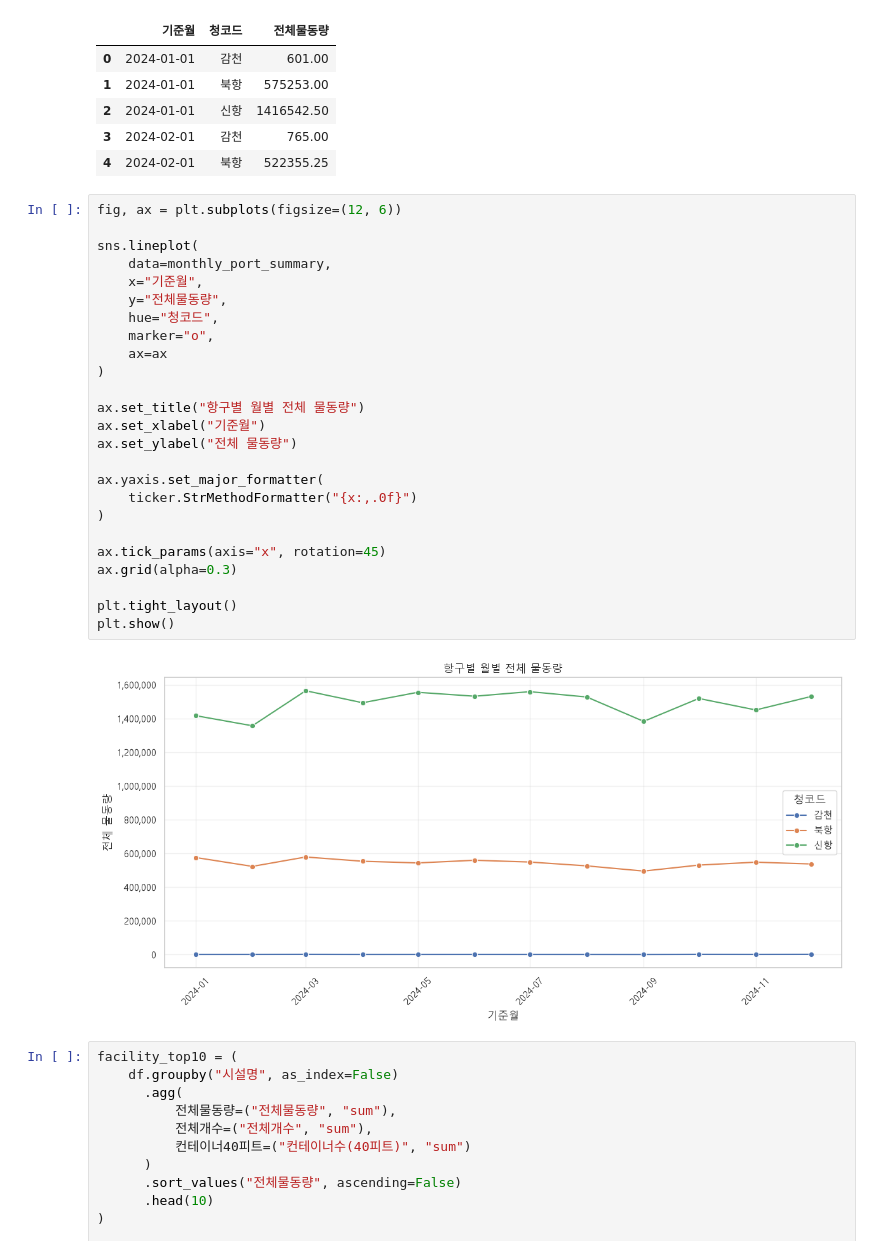
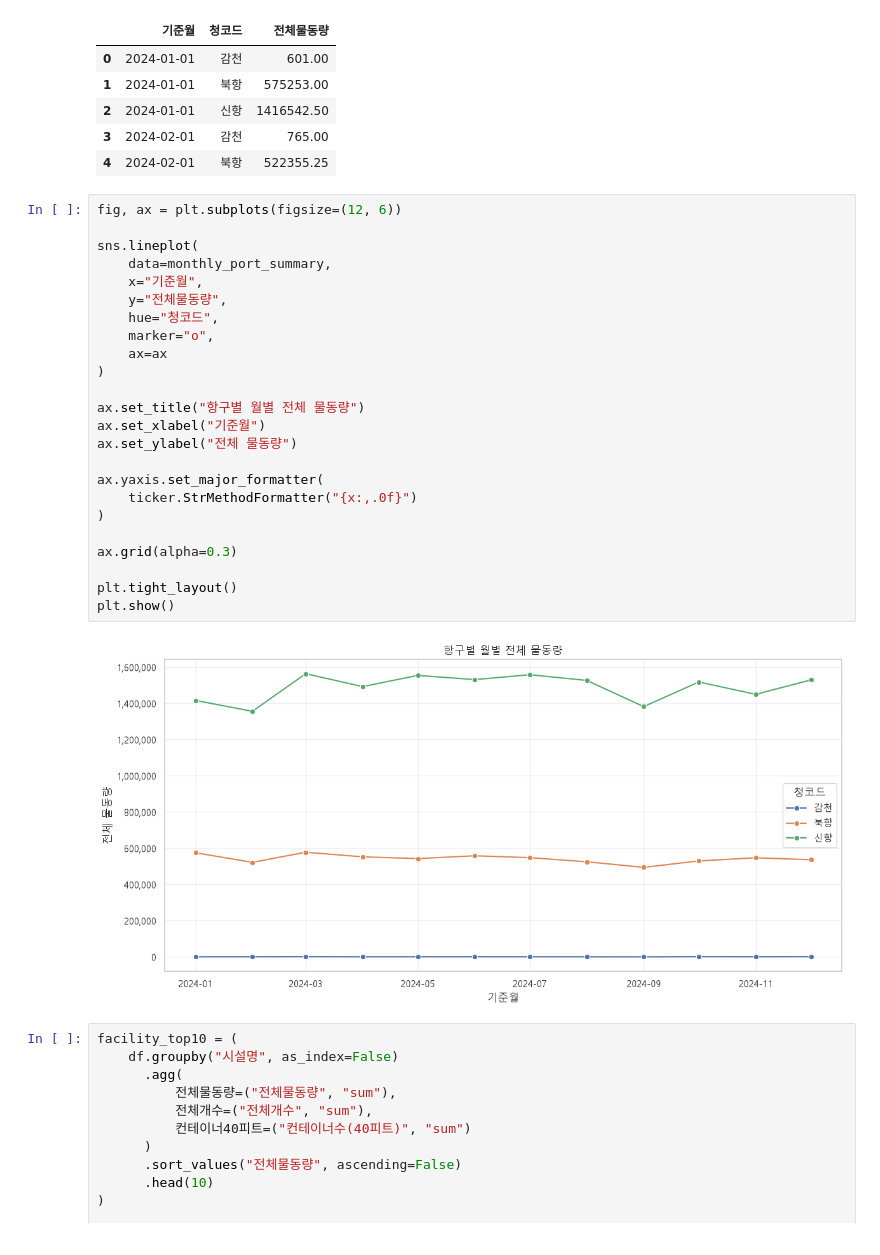
Before and after one commit to oakjasong/test, a Jupyter notebook: jupyter.ipynb, the cells around one changed output. Drawn from its saved outputs; the diff is of its cells as text.

```diff
--- a/jupyter.ipynb
+++ b/jupyter.ipynb
@@ -580,30 +580,29 @@ monthly_port_summary.head()
 # %%
 fig, ax = plt.subplots(figsize=(12, 6))
 
 sns.lineplot(
     data=monthly_port_summary,
     x="기준월",
     y="전체물동량",
     hue="청코드",
     marker="o",
     ax=ax
 )
 
 ax.set_title("항구별 월별 전체 물동량")
 ax.set_xlabel("기준월")
 ax.set_ylabel("전체 물동량")
 
 ax.yaxis.set_major_formatter(
     ticker.StrMethodFormatter("{x:,.0f}")
 )
 
-ax.tick_params(axis="x", rotation=45)
 ax.grid(alpha=0.3)
 
 plt.tight_layout()
 plt.show()
 # %% [output]
-[figure, old version]
+[figure, new version]
 # %%
 facility_top10 = (
     df.groupby("시설명", as_index=False)
```
Also changed, not shown: parts of 3 cells of this notebook.
